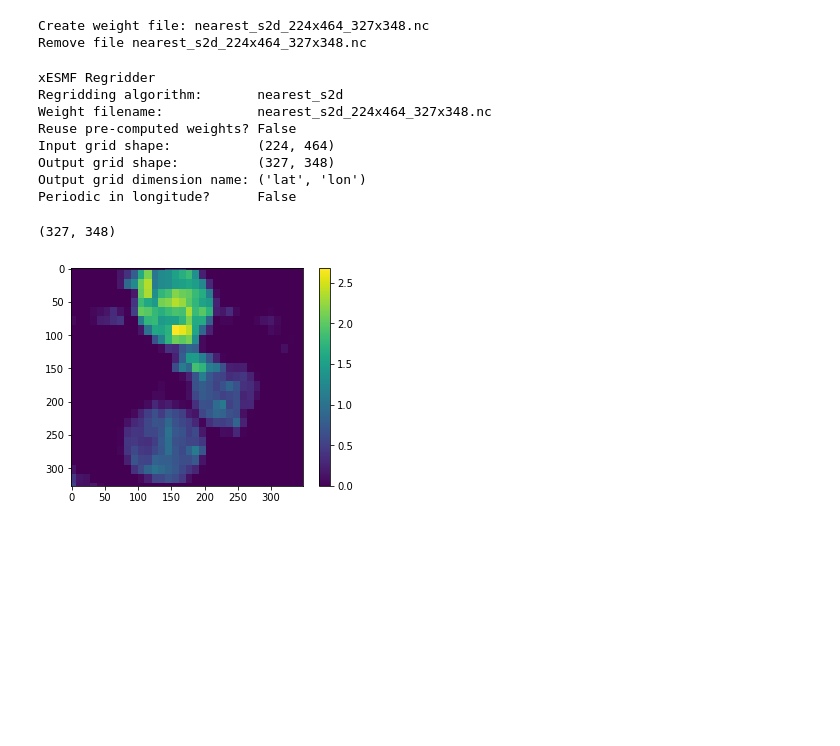
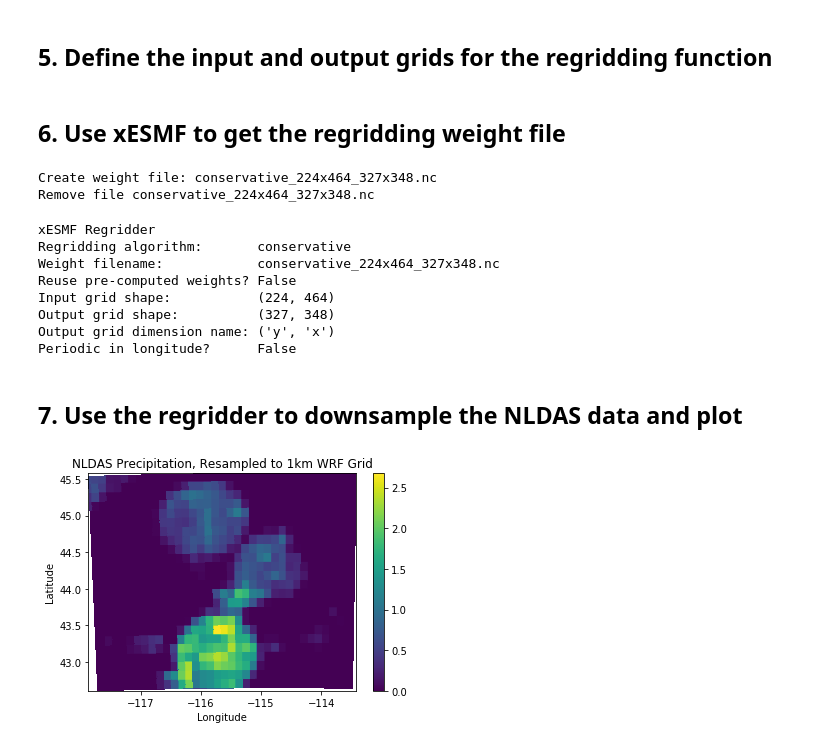
Before and after one commit to LEAF-BoiseState/RegridNLDAS_Data, a Jupyter notebook: Regrid_NLDAS_to_WRF.ipynb, the cells around one changed output. Drawn from its saved outputs; the diff is of its cells as text; code cells hidden in the pictures; blank space fills up the shorter version.

Commit message:
Updated with comments and use of conservative regridding

```diff
--- a/Regrid_NLDAS_to_WRF.ipynb
+++ b/Regrid_NLDAS_to_WRF.ipynb
@@ -56,26 +114,45 @@ grid_out = {'lon': wrf_lons[0,:],
+# %% [markdown]
+## 5. Define the input and output grids for the regridding function
+# %%
+grid_nldas_in = {'lon': nldas_lon,
+                 'lat': nldas_lat,
+                 'lon_b': nldas_lon_b,
+                 'lat_b': nldas_lat_b
+                }
+
+grid_wrf_out  = {'lon': wrf_lons,
+                 'lat': wrf_lats,
+                 'lon_b': wrf_lon_b,
+                 'lat_b': wrf_lat_b
+                }
+# %% [markdown]
+## 6. Use xESMF to get the regridding weight file
 # %%
-regridder = xe.Regridder(grid_in, grid_out, 'nearest_s2d')
+regridder = xe.Regridder(grid_nldas_in, grid_wrf_out, 'conservative')
 regridder.clean_weight_file()
 regridder
 # %% [output]
-Create weight file: nearest_s2d_224x464_327x348.nc
-Remove file nearest_s2d_224x464_327x348.nc
+Create weight file: conservative_224x464_327x348.nc
+Remove file conservative_224x464_327x348.nc
 xESMF Regridder
-Regridding algorithm:       nearest_s2d
-Weight filename:            nearest_s2d_224x464_327x348.nc
+Regridding algorithm:       conservative
+Weight filename:            conservative_224x464_327x348.nc
 Reuse pre-computed weights? False
 Input grid shape:           (224, 464)
 Output grid shape:          (327, 348)
-Output grid dimension name: ('lat', 'lon')
+Output grid dimension name: ('y', 'x')
 Periodic in longitude?      False
-# %%
-data_out = regridder(data)
-print(data_out.shape)
-# %% [output]
-(327, 348)
-# %%
-plt.imshow(data_out)
-plt.colorbar()
-plt.show()
-# %% [output]
-[figure, removed]
+# %% [markdown]
+## 7. Use the regridder to downsample the NLDAS data and plot
+# %%
+# Invokte regridder
+nldas_prcp_wrf = regridder(nldas_prcp)
+
+plt.pcolor(wrf_lons,wrf_lats,nldas_prcp_wrf)
+plt.title('NLDAS Precipitation, Resampled to 1km WRF Grid')
+plt.xlabel('Longitude')
+plt.ylabel('Latitude')
+plt.colorbar()
+plt.show()
+# %% [output]
+[figure, added]
```
Also changed, not shown: parts of 11 cells of this notebook.
